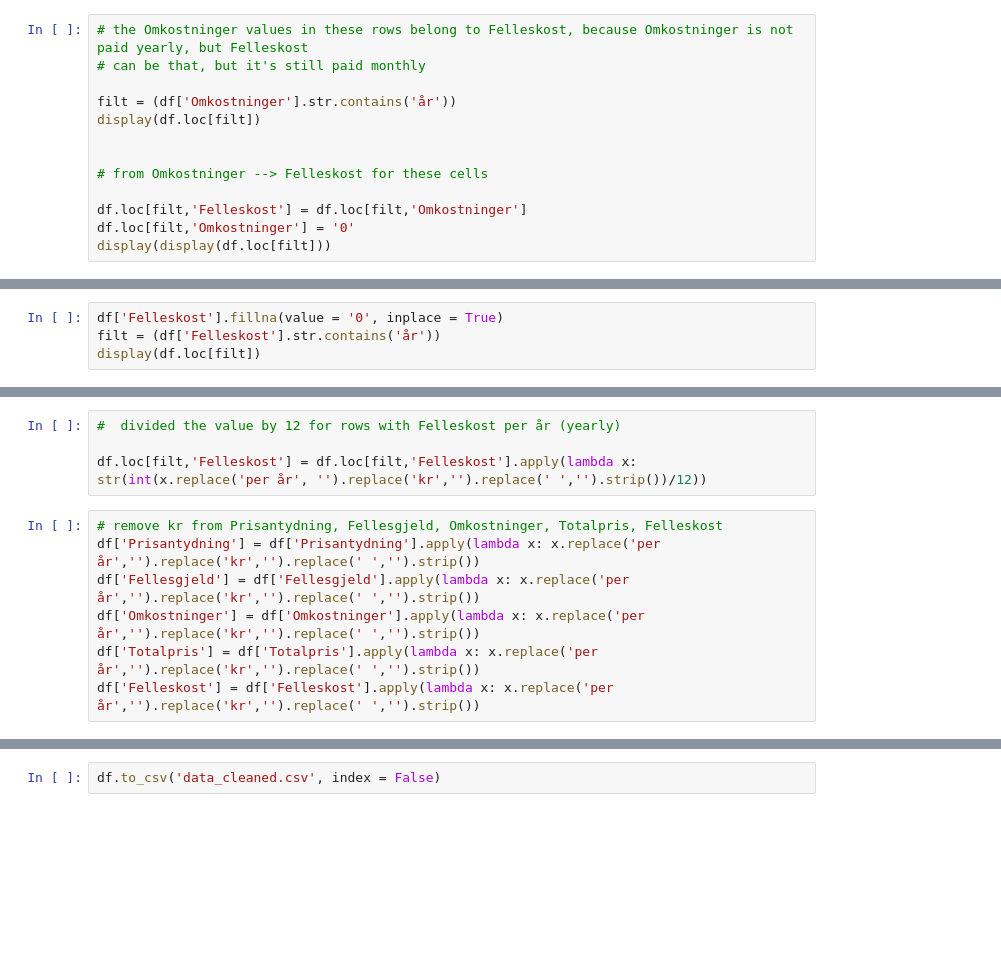
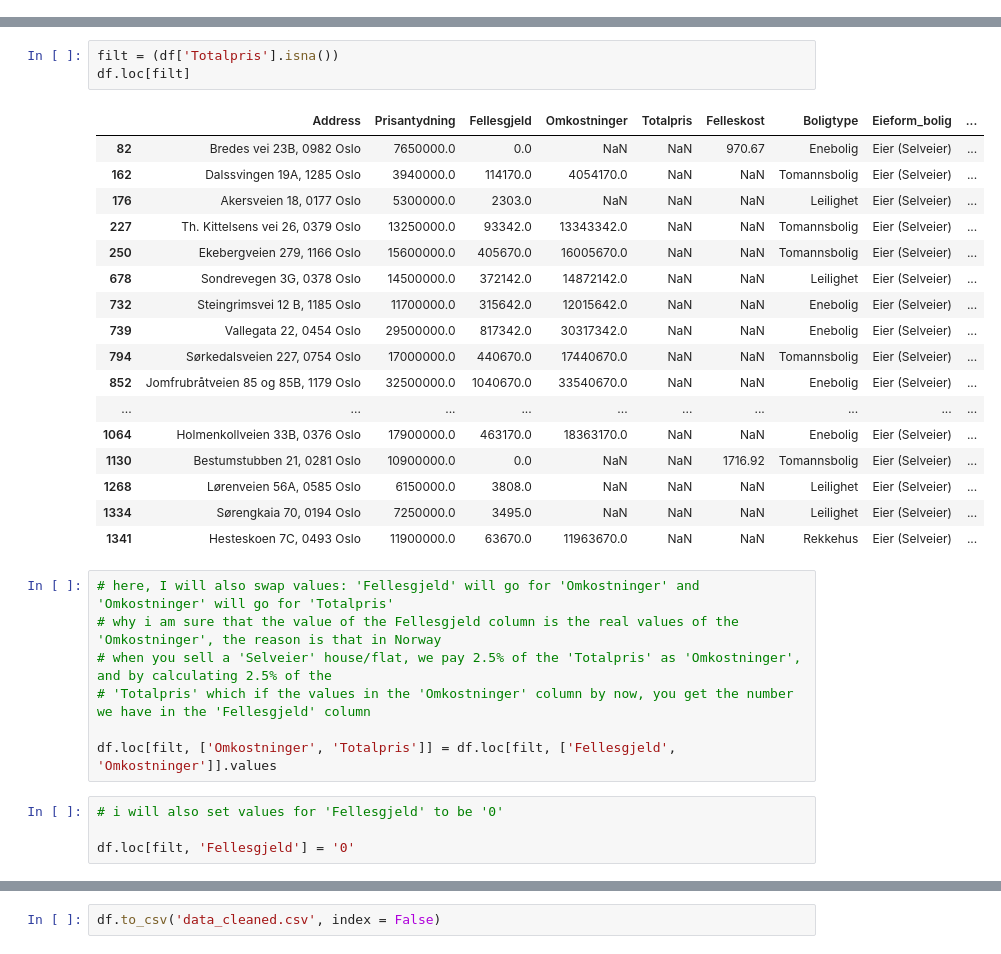
Before and after one commit to AdamArafa/House_Price_Finn.no_Data, a Jupyter notebook: Data_Cleaning1.ipynb, the cells around one changed output, grey strips where cells are left out. Cells and saved outputs as stored; diff of their text form; blank space fills up the shorter version.

```diff
--- a/Data_Cleaning1.ipynb
+++ b/Data_Cleaning1.ipynb
@@ -392,13 +370,0 @@ df.loc[filt,'Totalpris'] = df.loc[filt].apply(lambda x : x['Omkostninger'] if x[
-# %%
-# the Omkostninger values in these rows belong to Felleskost, because Omkostninger is not paid yearly, but Felleskost
-# can be that, but it's still paid monthly
-
-filt = (df['Omkostninger'].str.contains('år'))
-display(df.loc[filt])
-
-
-# from Omkostninger --> Felleskost for these cells
-
-df.loc[filt,'Felleskost'] = df.loc[filt,'Omkostninger']
-df.loc[filt,'Omkostninger'] = '0'
-display(display(df.loc[filt]))
@@ -435,4 +370,0 @@ dtype: int64
-# %%
-df['Felleskost'].fillna(value = '0', inplace = True)
-filt = (df['Felleskost'].str.contains('år'))
-display(df.loc[filt])
@@ -453,11 +370,0 @@ display(df.loc[filt])
-# %%
-#  divided the value by 12 for rows with Felleskost per år (yearly)
-
-df.loc[filt,'Felleskost'] = df.loc[filt,'Felleskost'].apply(lambda x:  str(int(x.replace('per år', '').replace('kr','').replace(' ','').strip())/12))
-# %%
-# remove kr from Prisantydning, Fellesgjeld, Omkostninger, Totalpris, Felleskost
-df['Prisantydning'] = df['Prisantydning'].apply(lambda x: x.replace('per år','').replace('kr','').replace(' ','').strip())
-df['Fellesgjeld'] = df['Fellesgjeld'].apply(lambda x: x.replace('per år','').replace('kr','').replace(' ','').strip())
-df['Omkostninger'] = df['Omkostninger'].apply(lambda x: x.replace('per år','').replace('kr','').replace(' ','').strip())
-df['Totalpris'] = df['Totalpris'].apply(lambda x: x.replace('per år','').replace('kr','').replace(' ','').strip())
-df['Felleskost'] = df['Felleskost'].apply(lambda x: x.replace('per år','').replace('kr','').replace(' ','').strip())
@@ -531,0 +371,32 @@ dtype: int64
+# %%
+filt = (df['Totalpris'].isna())
+df.loc[filt]
+# %% [output]
+|  | Address | Prisantydning | Fellesgjeld | Omkostninger | Totalpris | Felleskost | Boligtype | Eieform_bolig | ... |
+| 82 | Bredes vei 23B, 0982 Oslo | 7650000.0 | 0.0 | NaN | NaN | 970.67 | Enebolig | Eier (Selveier) | ... |
+| 162 | Dalssvingen 19A, 1285 Oslo | 3940000.0 | 114170.0 | 4054170.0 | NaN | NaN | Tomannsbolig | Eier (Selveier) | ... |
+| 176 | Akersveien 18, 0177 Oslo | 5300000.0 | 2303.0 | NaN | NaN | NaN | Leilighet | Eier (Selveier) | ... |
+| 227 | Th. Kittelsens vei 26, 0379 Oslo | 13250000.0 | 93342.0 | 13343342.0 | NaN | NaN | Tomannsbolig | Eier (Selveier) | ... |
+| 250 | Ekebergveien 279, 1166 Oslo | 15600000.0 | 405670.0 | 16005670.0 | NaN | NaN | Tomannsbolig | Eier (Selveier) | ... |
+| 678 | Sondrevegen 3G, 0378 Oslo | 14500000.0 | 372142.0 | 14872142.0 | NaN | NaN | Leilighet | Eier (Selveier) | ... |
+| 732 | Steingrimsvei 12 B, 1185 Oslo | 11700000.0 | 315642.0 | 12015642.0 | NaN | NaN | Enebolig | Eier (Selveier) | ... |
+| 739 | Vallegata 22, 0454 Oslo | 29500000.0 | 817342.0 | 30317342.0 | NaN | NaN | Enebolig | Eier (Selveier) | ... |
+| 794 | Sørkedalsveien 227, 0754 Oslo | 17000000.0 | 440670.0 | 17440670.0 | NaN | NaN | Tomannsbolig | Eier (Selveier) | ... |
+| 852 | Jomfrubråtveien 85 og 85B, 1179 Oslo | 32500000.0 | 1040670.0 | 33540670.0 | NaN | NaN | Enebolig | Eier (Selveier) | ... |
+| ... | ... | ... | ... | ... | ... | ... | ... | ... | ... |
+| 1064 | Holmenkollveien 33B, 0376 Oslo | 17900000.0 | 463170.0 | 18363170.0 | NaN | NaN | Enebolig | Eier (Selveier) | ... |
+| 1130 | Bestumstubben 21, 0281 Oslo | 10900000.0 | 0.0 | NaN | NaN | 1716.92 | Tomannsbolig | Eier (Selveier) | ... |
+| 1268 | Lørenveien 56A, 0585 Oslo | 6150000.0 | 3808.0 | NaN | NaN | NaN | Leilighet | Eier (Selveier) | ... |
+| 1334 | Sørengkaia 70, 0194 Oslo | 7250000.0 | 3495.0 | NaN | NaN | NaN | Leilighet | Eier (Selveier) | ... |
+| 1341 | Hesteskoen 7C, 0493 Oslo | 11900000.0 | 63670.0 | 11963670.0 | NaN | NaN | Rekkehus | Eier (Selveier) | ... |
+# %%
+# here, I will also swap values: 'Fellesgjeld' will go for 'Omkostninger' and 'Omkostninger' will go for 'Totalpris'
+# why i am sure that the value of the Fellesgjeld column is the real values of the 'Omkostninger', the reason is that in Norway
+# when you sell a 'Selveier' house/flat, we pay 2.5% of the 'Totalpris' as 'Omkostninger', and by calculating 2.5% of the
+# 'Totalpris' which if the values in the 'Omkostninger' column by now, you get the number we have in the 'Fellesgjeld' column
+
+df.loc[filt, ['Omkostninger', 'Totalpris']] = df.loc[filt, ['Fellesgjeld', 'Omkostninger']].values
+# %%
+# i will also set values for 'Fellesgjeld' to be '0'
+
+df.loc[filt, 'Fellesgjeld'] = '0'
```
Also changed, not shown: parts of 95 cells of this notebook, 8 other files.
